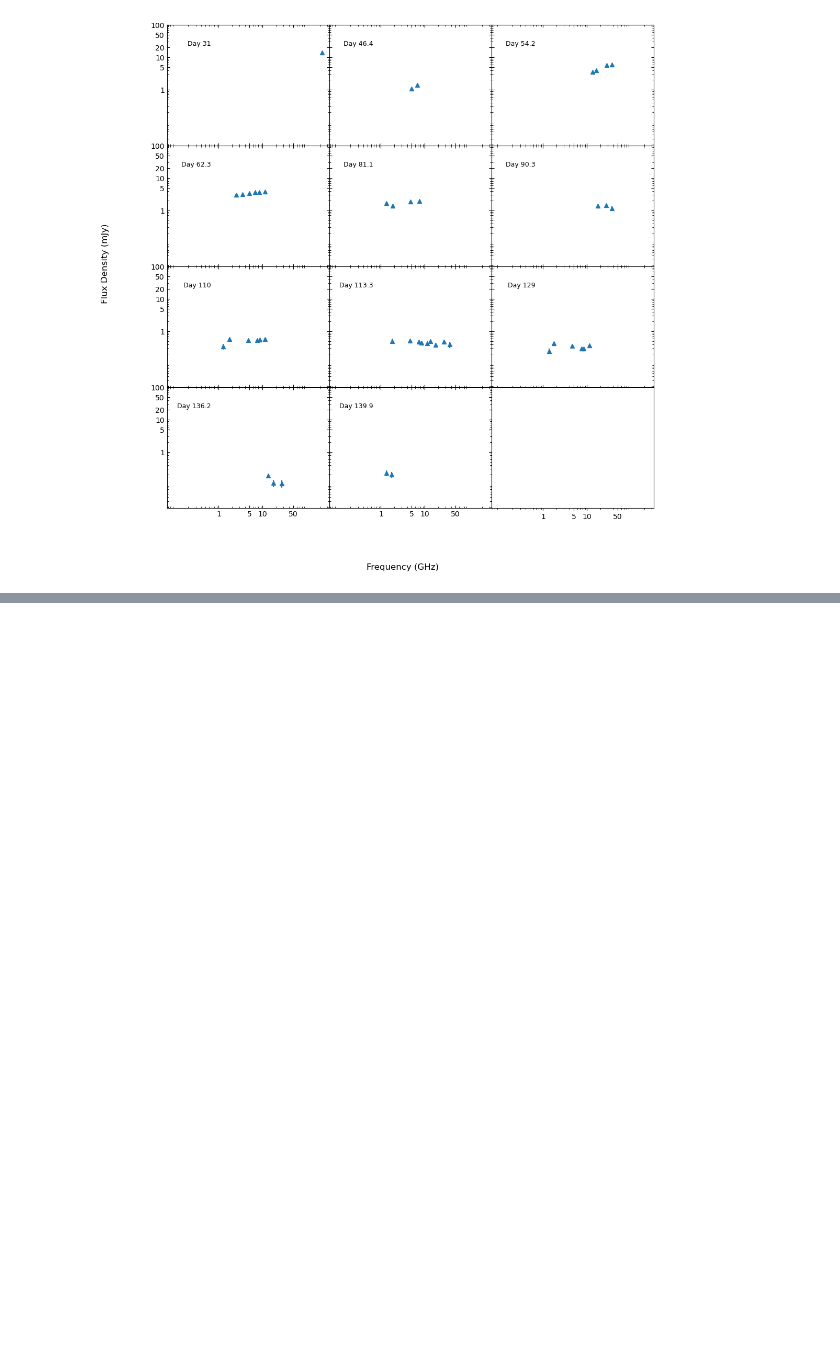
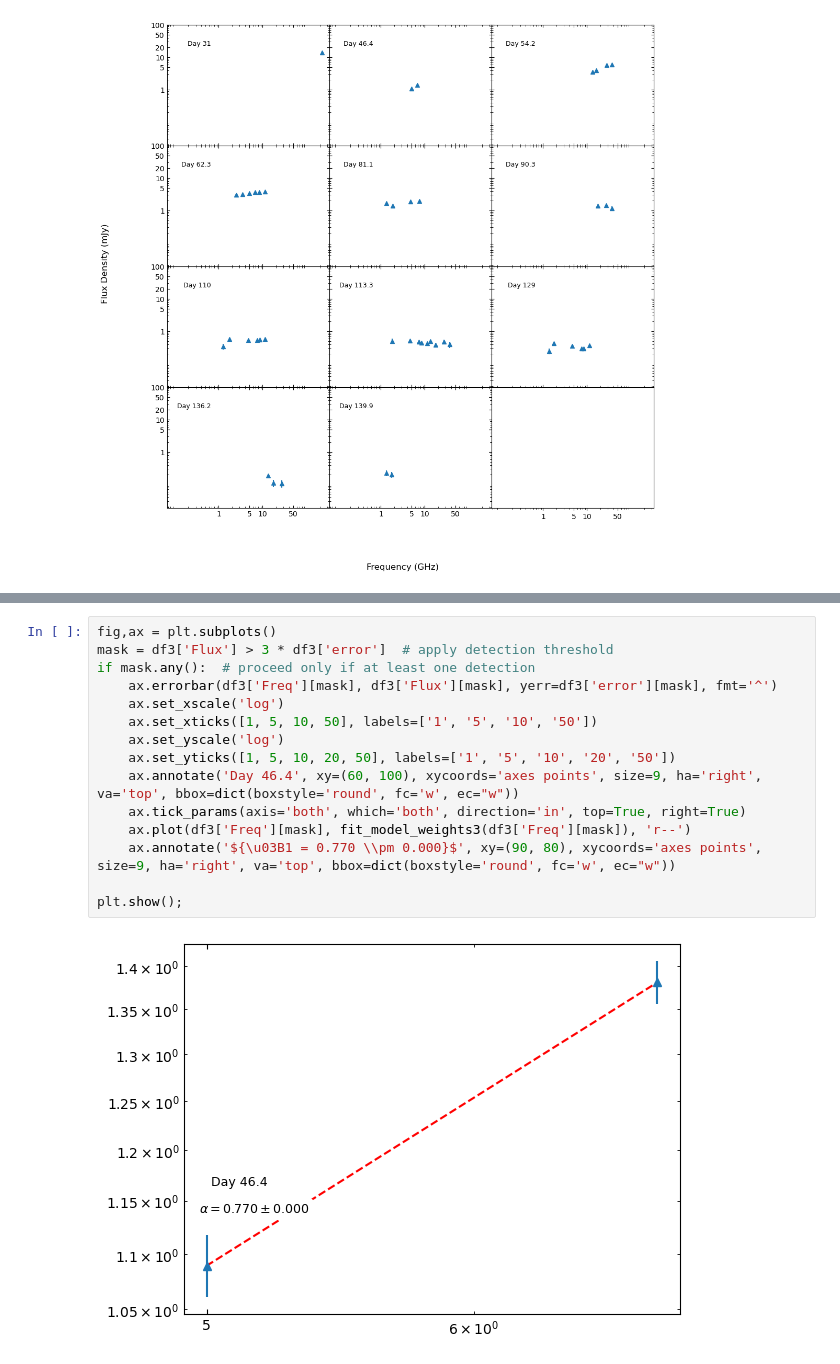
Before and after one commit to Wilhelm005/Research-Code, a Jupyter notebook: V5589_Spectral_Index.ipynb, the cells around one changed output, grey strips where cells are left out. Cells and saved outputs as stored; diff of their text form; blank space fills up the shorter version.

```diff
--- a/V5589_Spectral_Index.ipynb
+++ b/V5589_Spectral_Index.ipynb
@@ -782,0 +733,17 @@ plt.show();
+# %%
+fig,ax = plt.subplots()
+mask = df3['Flux'] > 3 * df3['error']  # apply detection threshold
+if mask.any():  # proceed only if at least one detection
+    ax.errorbar(df3['Freq'][mask], df3['Flux'][mask], yerr=df3['error'][mask], fmt='^')
+    ax.set_xscale('log')
+    ax.set_xticks([1, 5, 10, 50], labels=['1', '5', '10', '50'])
+    ax.set_yscale('log')
+    ax.set_yticks([1, 5, 10, 20, 50], labels=['1', '5', '10', '20', '50'])
+    ax.annotate('Day 46.4', xy=(60, 100), xycoords='axes points', size=9, ha='right', va='top', bbox=dict(boxstyle='round', fc='w', ec="w"))
+    ax.tick_params(axis='both', which='both', direction='in', top=True, right=True)
+    ax.plot(df3['Freq'][mask], fit_model_weights3(df3['Freq'][mask]), 'r--')
+    ax.annotate('${\u03B1 = 0.770 \\pm 0.000}$', xy=(90, 80), xycoords='axes points', size=9, ha='right', va='top', bbox=dict(boxstyle='round', fc='w', ec="w"))
+
+plt.show();
+# %% [output]
+[figure, added]
```
Also changed, not shown: parts of 63 cells of this notebook.
